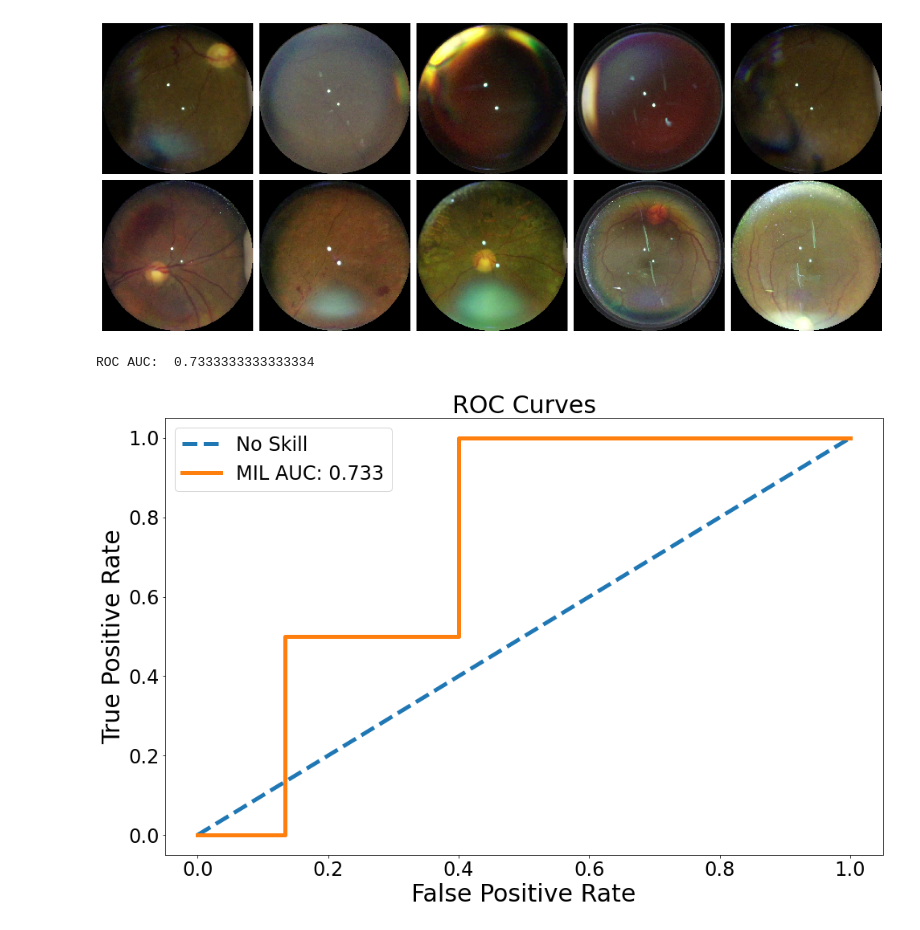
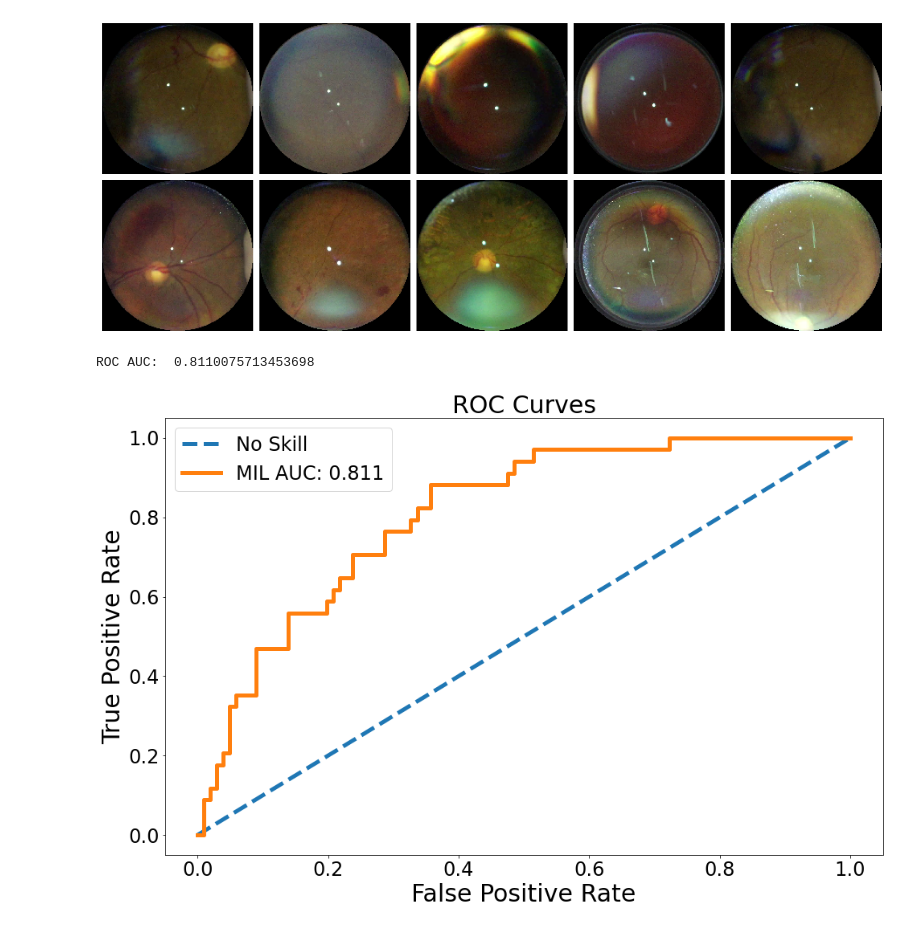
Before and after one commit to AgenoDrei/pad_classification, a Jupyter notebook: analysis_visualize_results.py.ipynb, the cells around one changed output. Drawn from its saved outputs; the diff is of its cells as text; code cells hidden in the pictures.

```diff
--- a/analysis_visualize_results.py.ipynb
+++ b/analysis_visualize_results.py.ipynb
@@ -61,17 +61,20 @@ def get_normalized_weights(df, col_idx = 5, mode='extend'):
           f' Number of Batches: {len(df_att)}')
     att_w = np.array(acc_attention_weights)
     return att_w
+
 #att_w = reject_outliers(att_w, m=2)
 
 num_bins = 150
-upper_value = 3.2
+upper_value = 3.56
 #df_att = pd.read_csv('/home/simon/Code/krepelschrofen/MasterThesis/docs/training_mil_avg_0.744_0.700.csv')
-df_att = pd.read_csv('~/Code/krepelschrofen/pad_classification/20201210_1635_fold5_PAD/49_last_pad_model_0.615.csv')
+#df_att = pd.read_csv('~/Code/krepelschrofen/pad_classification/20201210_1635_fold5_PAD/49_last_pad_model_0.615.csv')
+df_att = pd.read_csv('/home/simon/Documents/Fused validation results/pad_mil_fused_results.csv')
 att_w = get_normalized_weights(df_att)
 
 _, bin_edges = np.histogram(att_w, bins=num_bins)
 bin_edges = [b for b in bin_edges if b < upper_value] + [upper_value]
-att_w[att_w >= np.ceil(upper_value)] = upper_value
+att_w[att_w >= upper_value] = upper_value
+print(bin_edges)
 
 fig = plt.figure(figsize=(10., 10.))
 plt.hist(att_w, density=False, alpha=0.7, rwidth=0.85, bins=bin_edges)
@@ -130,7 +134,6 @@ draw_image_grid(img_path, [p[0] for _, p in (random.sample(w_samples[:sample_iv]
 [figure]
 # %%
 # calc ROC AUC
-
 def get_roc_values(path, no_skill = False):
     df_att = pd.read_csv(path)
     df_val = df_att.iloc[:, :4]
@@ -154,36 +157,37 @@ def get_prroc_values(path, no_skill = False):
     df_val = df_att.iloc[:, :4]
     df_val = df_val.groupby(['eye_id']).mean().reset_index()   # Average across bags
     precision, recall, ths = precision_recall_curve(df_val['label'], df_val['probability'])
     pr_auc = metrics.auc(recall, precision)
     ns = 0
 
     if no_skill:
         ns = len(df_val['label'][df_val['label']==1]) / len(df_val['label'])
 
     print('PR AUC: ', pr_auc)
     return (pr_auc, precision, recall, ns if no_skill else None)
 
 
-auc_mil, lr_fpr, lr_tpr, ns_fpr, ns_tpr = get_roc_values('/home/simon/Code/krepelschrofen/pad_classification/20201210_1703_fold6_PAD/49_last_pad_model_0.5.csv', no_skill=True)
+#auc_mil, lr_fpr, lr_tpr, ns_fpr, ns_tpr = get_roc_values('/home/simon/Code/krepelschrofen/pad_classification/20201210_1703_fold6_PAD/49_last_pad_model_0.5.csv', no_skill=True)
+auc_mil, lr_fpr, lr_tpr, ns_fpr, ns_tpr = get_roc_values('~/Documents/Fused validation results/pad_mil_fused_results.csv', no_skill=True)
 #get_roc_values('../docs/training_mil_avg_0.744_0.700.csv', no_skill=True)
 #auc_nopre, lr_fpr_nopre, lr_tpr_nopre, _, _ = get_roc_values('../docs/training_mil_avg_svm_nopretraining.csv')
 #auc_nosvm, lr_fpr_nosvm, lr_tpr_nosvm, _, _ = get_roc_values('../docs/training_mil_avg_nosvm_pretrained.csv')
 
 
 plt.figure(figsize=(16, 10))
 plt.plot(ns_fpr, ns_tpr, linestyle='--', label='No Skill')
 plt.plot(lr_fpr, lr_tpr, marker='.', label=f'MIL AUC: {auc_mil[0]:0.3f}')
 #plt.plot(lr_fpr_nopre, lr_tpr_nopre, linestyle='-.', marker='.', label=f'w/o KAGGLE AUC: {auc_nopre[0]:0.3f}', linewidth=4)
 #plt.plot(lr_fpr_nosvm, lr_tpr_nosvm, linestyle='-.', marker='.', label=f'w/o SVM AUC: {auc_nosvm[0]:0.3f}', linewidth=4)
 plt.xlabel('False Positive Rate') # axis labels
 plt.ylabel('True Positive Rate')
 # plt.title(f'ROC AUC = {lr_auc:0.3f}')
 plt.title(f'ROC Curves')
 plt.legend() # show the legend
 plt.savefig('/home/simon/Pictures/pad_mil_roc_curve_fold6')
 # %% [output]
-ROC AUC:  0.7333333333333334
+ROC AUC:  0.8110075713453698
-[figure, old version]
+[figure, new version]
 # %%
 # Precision-recall curve
 
```
Also changed, not shown: parts of 3 cells of this notebook.
